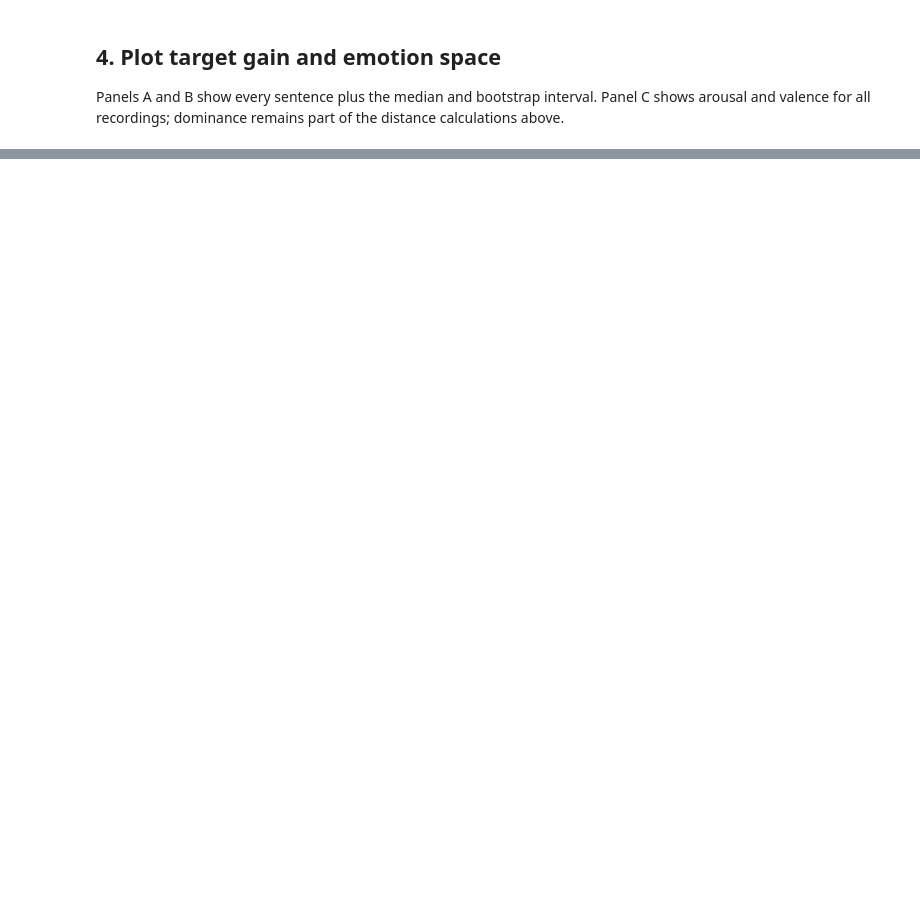
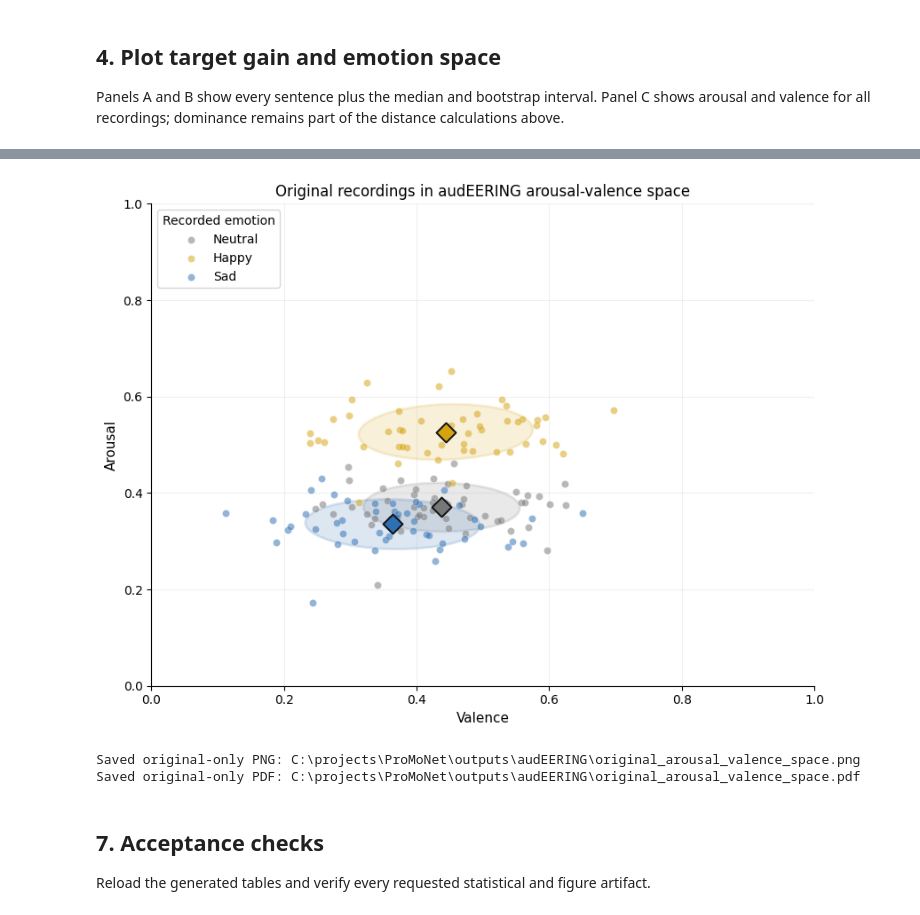
Before and after one commit to JunZhangCI/promonet-vowel-emotion-editing, a Jupyter notebook: analysis/audeering_emotion_analysis.ipynb, the cells around one changed output, grey strips where cells are left out. Saved outputs shown, nothing was run; the diff lists cells and outputs as text; code cells hidden in the pictures; blank space fills up the shorter version.

```diff
--- a/analysis/audeering_emotion_analysis.ipynb
+++ b/analysis/audeering_emotion_analysis.ipynb
@@ -460,0 +554,72 @@ display(saved_summary)
+# %%
+from matplotlib.patches import Ellipse
+import shutil
+
+ORIGINAL_FIGURE_PNG_PATH = OUTPUT_DIR / "original_arousal_valence_space.png"
+ORIGINAL_FIGURE_PDF_PATH = OUTPUT_DIR / "original_arousal_valence_space.pdf"
+DOCS_ORIGINAL_FIGURE_PATH = PROJECT_ROOT / "docs" / "images" / "original_arousal_valence_space.png"
+
+original = scores[scores["system"].eq("natural")].copy()
+if len(original) != 150:
+    raise AssertionError(f"Expected 150 original recordings; found {len(original)}")
+
+def add_data_ellipse_50(ax, x, y, color):
+    values = np.column_stack([np.asarray(x, dtype=float), np.asarray(y, dtype=float)])
+    center = values.mean(axis=0)
+    covariance = np.cov(values, rowvar=False)
+    eigenvalues, eigenvectors = np.linalg.eigh(covariance)
+    order = np.argsort(eigenvalues)[::-1]
+    eigenvalues = eigenvalues[order]
+    eigenvectors = eigenvectors[:, order]
+    # chi-square quantile for probability 0.50 with 2 degrees of freedom
+    radius_squared = 2.0 * np.log(2.0)
+    width, height = 2.0 * np.sqrt(eigenvalues * radius_squared)
+    angle = np.degrees(np.arctan2(eigenvectors[1, 0], eigenvectors[0, 0]))
+    ellipse = Ellipse(
+        center, width=width, height=height, angle=angle,
+        facecolor=color, edgecolor=color, alpha=0.16, linewidth=2.0, zorder=1,
+    )
+    ax.add_patch(ellipse)
+    return center
+
+fig_original, ax_original = plt.subplots(figsize=(8.4, 6.4))
+for emotion in ["neu", "hap", "sad"]:
+    group = original[original["target_emotion"].eq(emotion)]
+    if len(group) != 50:
+        raise AssertionError(f"Expected 50 {emotion} originals; found {len(group)}")
+    ax_original.scatter(
+        group["valence"], group["arousal"], s=34, alpha=0.52,
+        color=EMOTION_COLORS[emotion], edgecolors="white", linewidths=0.35,
+        label={"neu": "Neutral", "hap": "Happy", "sad": "Sad"}[emotion], zorder=2,
+    )
+    center = add_data_ellipse_50(
+        ax_original, group["valence"], group["arousal"], EMOTION_COLORS[emotion]
+    )
+    ax_original.scatter(
+        center[0], center[1], marker="D", s=125, color=EMOTION_COLORS[emotion],
+        edgecolors="#111111", linewidths=1.4, zorder=4,
+    )
+
+ax_original.set_xlim(0.0, 1.0)
+ax_original.set_ylim(0.0, 1.0)
+ax_original.set_xlabel("Valence")
+ax_original.set_ylabel("Arousal")
+ax_original.set_title("Original recordings in audEERING arousal-valence space")
+ax_original.grid(alpha=0.18)
+ax_original.spines[["top", "right"]].set_visible(False)
+ax_original.legend(title="Recorded emotion", loc="upper left", frameon=True)
+fig_original.tight_layout()
+fig_original.savefig(ORIGINAL_FIGURE_PNG_PATH, dpi=300, bbox_inches="tight", facecolor="white")
+fig_original.savefig(ORIGINAL_FIGURE_PDF_PATH, bbox_inches="tight", facecolor="white")
+shutil.copy2(ORIGINAL_FIGURE_PNG_PATH, DOCS_ORIGINAL_FIGURE_PATH)
+plt.show()
+print(f"Saved original-only PNG: {ORIGINAL_FIGURE_PNG_PATH}")
+print(f"Saved original-only PDF: {ORIGINAL_FIGURE_PDF_PATH}")
+# %% [output]
+[figure, added]
+Saved original-only PNG: C:\projects\ProMoNet\outputs\audEERING\original_arousal_valence_space.png
+Saved original-only PDF: C:\projects\ProMoNet\outputs\audEERING\original_arousal_valence_space.pdf
+# %% [markdown]
+## 7. Acceptance checks
+
+Reload the generated tables and verify every requested statistical and figure artifact.
```
Also changed, not shown: parts of 11 cells of this notebook, 26 other files.
